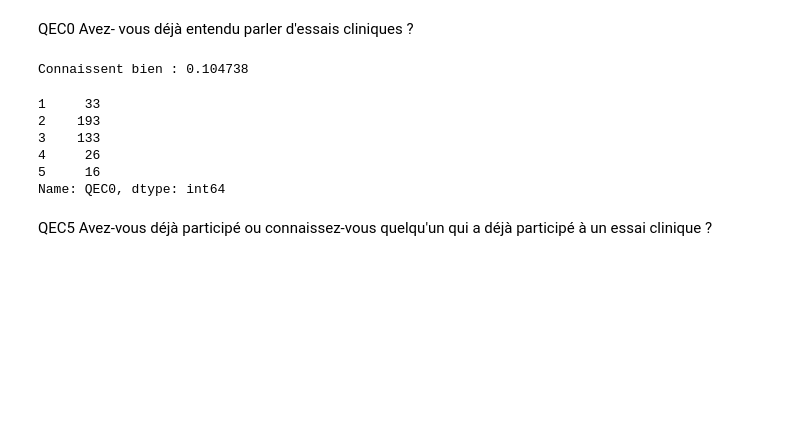
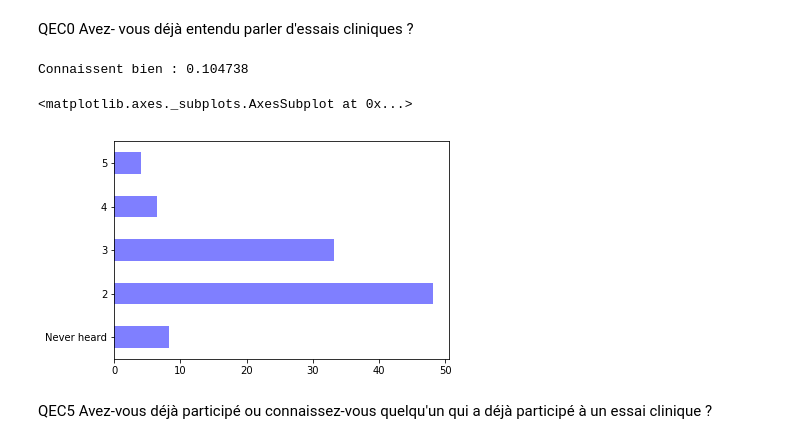
Before and after one commit to emilienschultz/researchnotebooks, a Jupyter notebook: Sondage IPSOS Mancini.ipynb, the cells around one changed output. Cells and saved outputs as stored; diff of their text form; code cells hidden in the pictures; blank space fills up the shorter version.

```diff
--- a/Sondage IPSOS Mancini.ipynb
+++ b/Sondage IPSOS Mancini.ipynb
@@ -683,15 +688,13 @@ QEC0 Avez- vous déjà entendu parler d'essais cliniques ?
 # %%
 t = data["QEC0"].value_counts().sort_index() #1=jamais
 print("Connaissent bien : %f" % ((t[4] + t[5])/t.sum()))
-t
+t = 100*t/sum(t)
+t.index = ["Never heard","2","3","4","5"]
+t.plot(kind="barh",color="blue",alpha=0.5)
 # %% [output]
 Connaissent bien : 0.104738
-1     33
-2    193
-3    133
-4     26
-5     16
-Name: QEC0, dtype: int64
+<matplotlib.axes._subplots.AxesSubplot at 0x...>
+[figure, added]
 # %% [markdown]
 QEC5 Avez-vous déjà participé ou connaissez-vous quelqu'un qui a déjà participé à un essai clinique ?
 # %%
```
Also changed, not shown: parts of 26 cells of this notebook.
